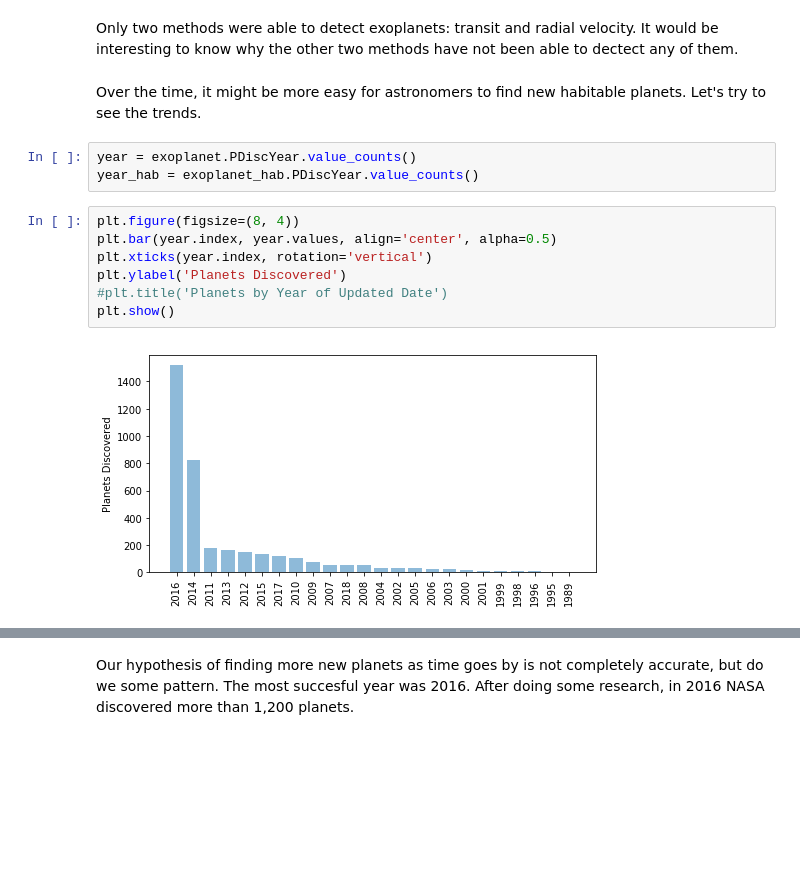
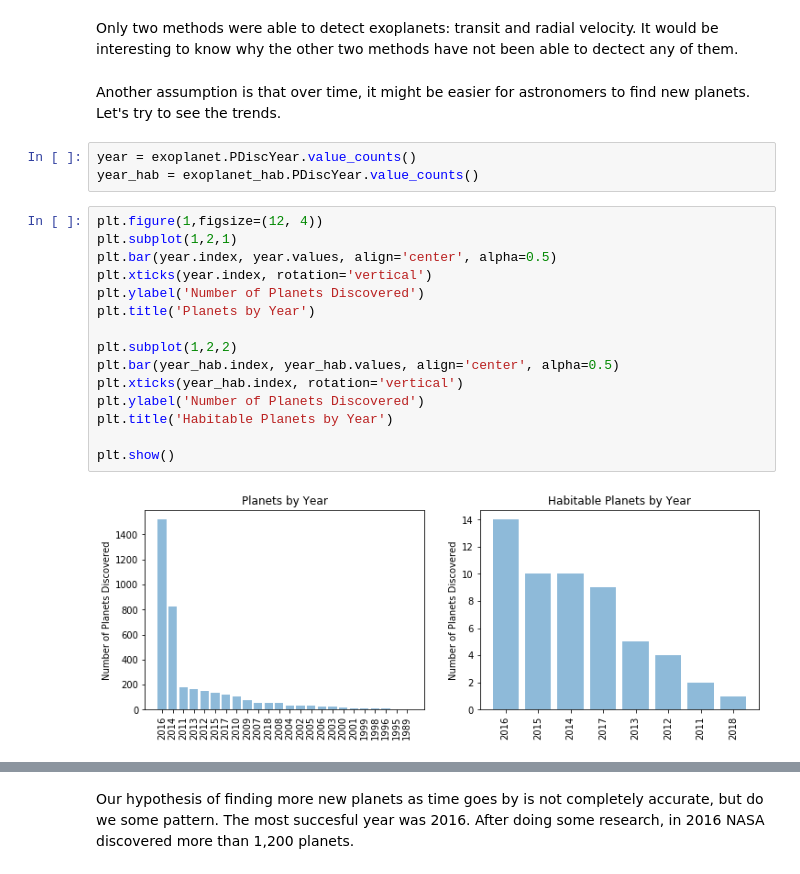
Before and after one commit to AzucenaMV/machine-learning-course, a Jupyter notebook: Exoplanet.ipynb, the cells around one changed output, grey strips where cells are left out. Saved outputs shown, nothing was run; the diff lists cells and outputs as text; blank space fills up the shorter version.

```diff
--- a/Exoplanet.ipynb
+++ b/Exoplanet.ipynb
@@ -102,16 +97,24 @@ plt.show()
 # %% [markdown]
 Only two methods were able to detect exoplanets: transit and radial velocity. It would be interesting to know why the other two methods have not been able to dectect any of them.
 # %% [markdown]
-Over the time, it might be more easy for astronomers to find new habitable planets. Let's try to see the trends.
+Another assumption is that over time, it might be easier for astronomers to find new planets. Let's try to see the trends.
 # %%
 year = exoplanet.PDiscYear.value_counts()
 year_hab = exoplanet_hab.PDiscYear.value_counts()
 # %%
-plt.figure(figsize=(8, 4))
+plt.figure(1,figsize=(12, 4))
+plt.subplot(1,2,1)
 plt.bar(year.index, year.values, align='center', alpha=0.5)
 plt.xticks(year.index, rotation='vertical')
-plt.ylabel('Planets Discovered')
-#plt.title('Planets by Year of Updated Date')
+plt.ylabel('Number of Planets Discovered')
+plt.title('Planets by Year')
+
+plt.subplot(1,2,2)
+plt.bar(year_hab.index, year_hab.values, align='center', alpha=0.5)
+plt.xticks(year_hab.index, rotation='vertical')
+plt.ylabel('Number of Planets Discovered')
+plt.title('Habitable Planets by Year')
+
 plt.show()
 # %% [output]
-[figure, old version]
+[figure, new version]
```
Also changed, not shown: parts of 37 cells of this notebook.
